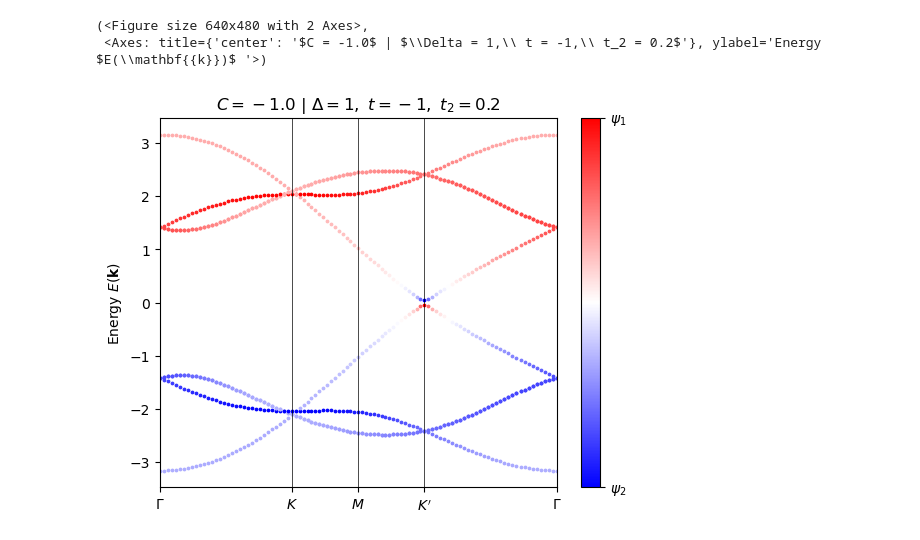
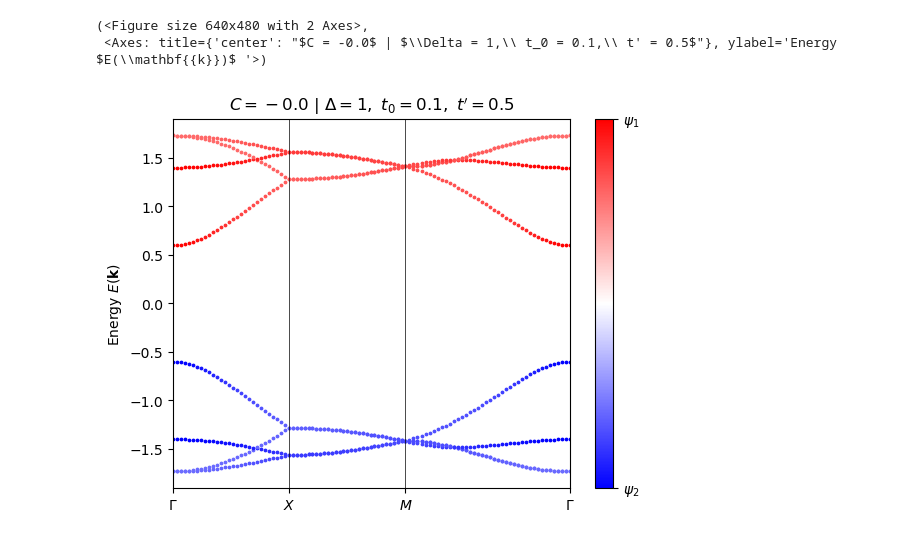
Before and after one commit to treycole/WanPy, a Jupyter notebook: examples/Checkerboard.ipynb, the cells around one changed output. Cells and saved outputs as stored; diff of their text form; code cells hidden in the pictures.

```diff
--- a/examples/Checkerboard.ipynb
+++ b/examples/Checkerboard.ipynb
@@ -38,14 +38,15 @@ Chern number: -1.00
 # %%
-k_path = [[0, 0], [2/3, 1/3], [.5, .5], [1/3, 2/3], [0, 0]]
-k_label = (r'$\Gamma $',r'$K$', r'$M$', r'$K^\prime$', r'$\Gamma $')
-title = title = (rf"$C = {chern: .1f}$ | $\Delta = {delta},\ t = {t},\ t_2 = {t2}$")
+k_path = [[0.0, 0.0], [0.0, 0.5], [0.5, 0.5], [0.0, 0.0]]
+k_label = (r'$\Gamma $',r'$X$', r'$M$', r'$\Gamma $')
+
+title = (rf"$C = {chern: .1f}$ | $\Delta = {delta},\ t_0 = {t0},\ t' = {tprime}$")
 
 plot.plot_bands(
     model, k_path=k_path, k_label=k_label, sub_lat=True, red_lat_idx=high_E_sites, title=title)
 # %% [output]
 (<Figure size 640x480 with 2 Axes>,
- <Axes: title={'center': '$C = -1.0$ | $\\Delta = 1,\\ t = -1,\\ t_2 = 0.2$'}, ylabel='Energy $E(\\mathbf{{k}})$ '>)
+ <Axes: title={'center': "$C = -0.0$ | $\\Delta = 1,\\ t_0 = 0.1,\\ t' = 0.5$"}, ylabel='Energy $E(\\mathbf{{k}})$ '>)
-[figure, old version]
+[figure, new version]
 # %%
 # 2D k-mesh
 nkx = 20
```
Also changed, not shown: parts of 6 cells of this notebook, 6 other files.
